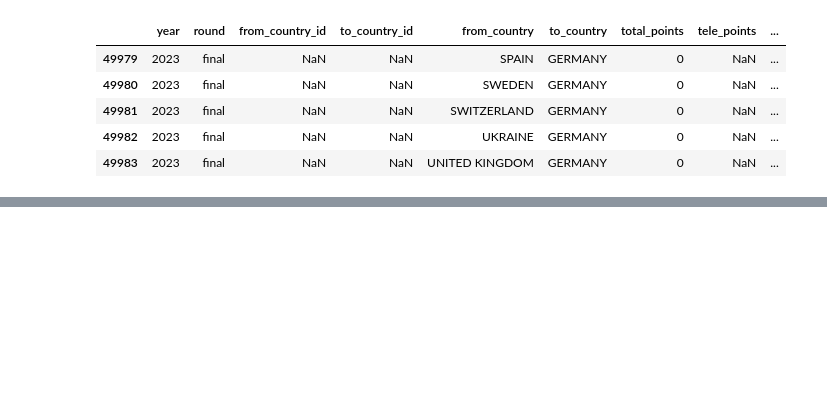
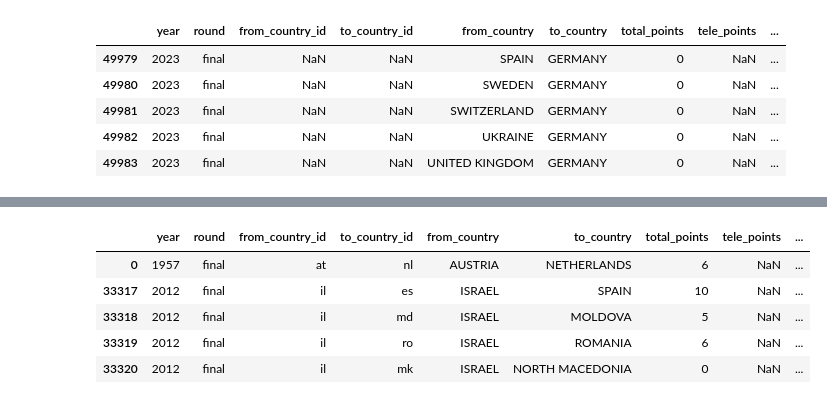
Before and after one commit to Lxm-100/eurovision-analysis, a Jupyter notebook: notebooks/test notebook.ipynb, the cells around one changed output, grey strips where cells are left out. Drawn from its saved outputs; the diff is of its cells as text; code cells hidden in the pictures; blank space fills up the shorter version.

Commit message:
votes.csv with country codes, first map with votes

```diff
--- a/notebooks/test notebook.ipynb
+++ b/notebooks/test notebook.ipynb
@@ -346,0 +358,5 @@ votes.tail()
+# %%
+country_codes["name"] = country_codes["name"].str.upper()
+# %%
+country_codes.rename(columns={'name': 'from_country'},
+          inplace=True, errors='raise')
@@ -346,0 +372,2 @@ votes.tail()
+# %%
+df_test = votes.merge(country_codes, on="from_country", how="left", indicator=True)
@@ -346,0 +383,11 @@ votes.tail()
+# %%
+df_test.sort_values(by=["_merge"], inplace = True)
+# %%
+df_test.head()
+# %% [output]
+|  | year | round | from_country_id | to_country_id | from_country | to_country | total_points | tele_points | ... |
+| 0 | 1957 | final | at | nl | AUSTRIA | NETHERLANDS | 6 | NaN | ... |
+| 33317 | 2012 | final | il | es | ISRAEL | SPAIN | 10 | NaN | ... |
+| 33318 | 2012 | final | il | md | ISRAEL | MOLDOVA | 5 | NaN | ... |
+| 33319 | 2012 | final | il | ro | ISRAEL | ROMANIA | 6 | NaN | ... |
+| 33320 | 2012 | final | il | mk | ISRAEL | NORTH MACEDONIA | 0 | NaN | ... |
```
Also changed, not shown: parts of 11 cells of this notebook, 8 other files.
